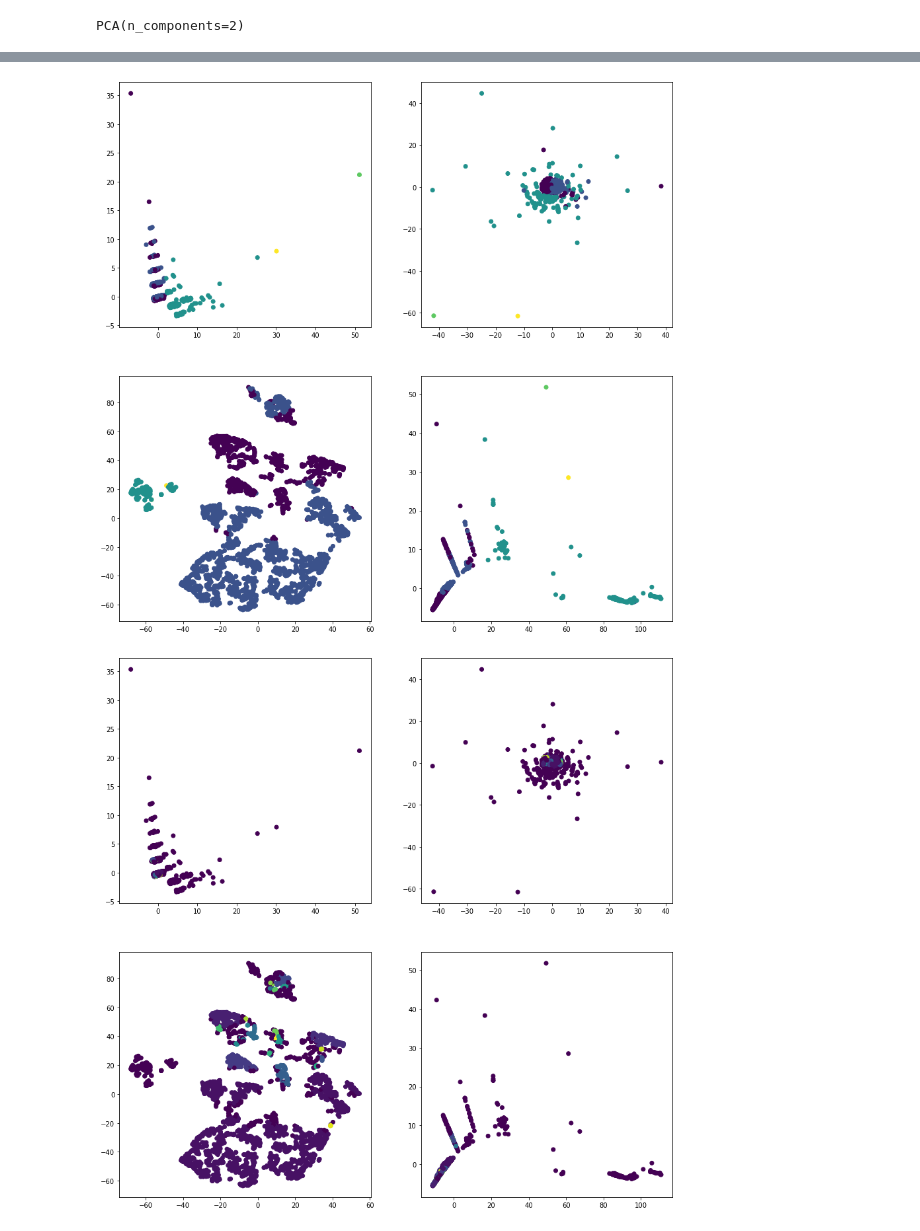
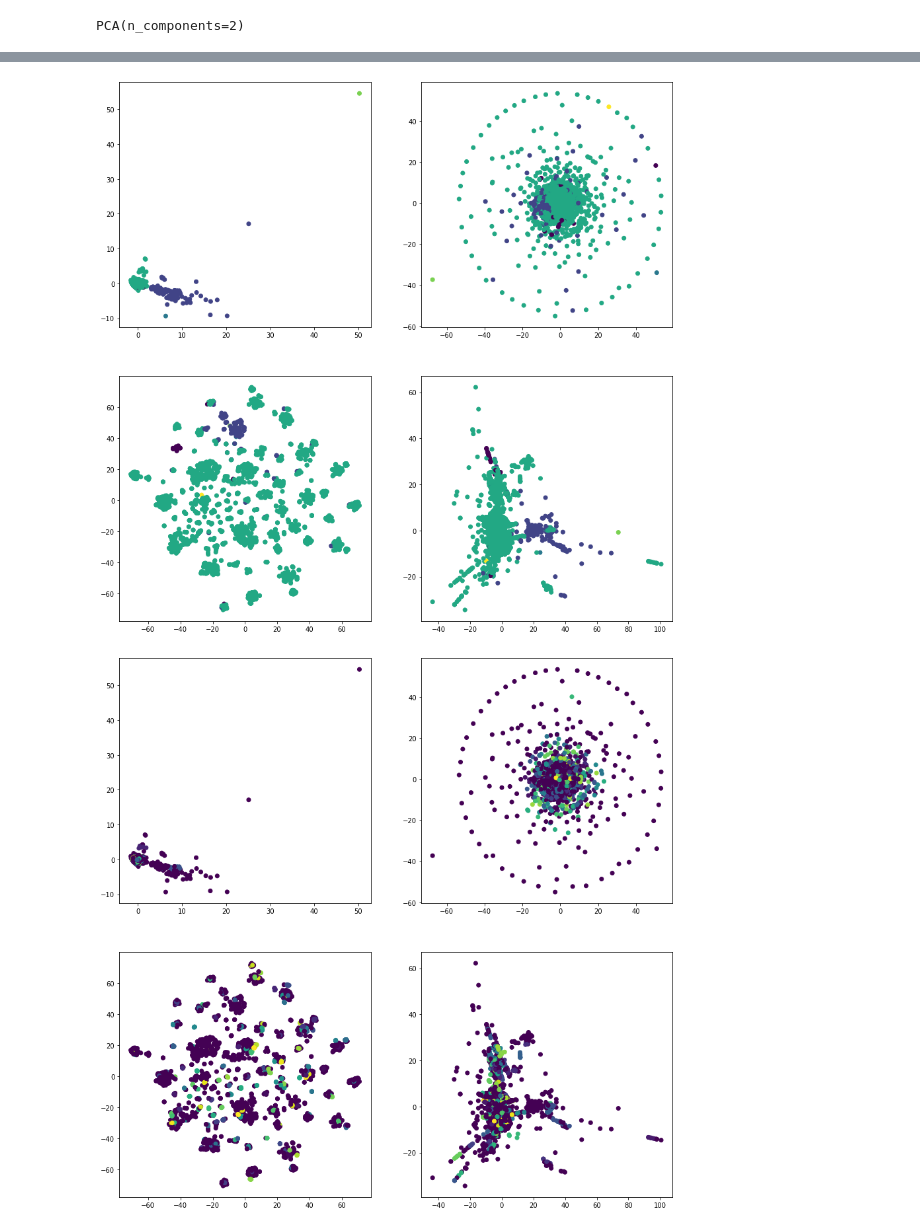
Before and after one commit to NicoJanko/Projet_5_OPC, a Jupyter notebook: Projet5_Explo.ipynb, the cells around one changed output, grey strips where cells are left out. Saved outputs shown, nothing was run; the diff lists cells and outputs as text; code cells hidden in the pictures.

Commit message:
added categories features and change order distribution to frequencies

```diff
--- a/Projet5_Explo.ipynb
+++ b/Projet5_Explo.ipynb
@@ -103,7 +152,21 @@ df = df.join(temp, on = 'order_id', how='right')
 df = df.drop(df.columns[5], axis=1 )
 df = df.rename(columns = {df.columns[5] : 'review_score'})
 
-df = df[df.groupby('customer_unique_id').customer_unique_id.transform('count') > 1] #some customer didn't review all their orders
+#take the product category of each order
+temp = pd.DataFrame(multi_prod_df.groupby('order_id').product_category_name.agg(lambda x: tuple(x)))
+
+def cat_name(x):  #some orders have mulitple items from the same category
+    y = set()
+    for i in x:
+        if i not in y:
+            y.add(i)
+    y = str(y)
+    return y
+
+temp['product_category_name'] = temp.applymap(cat_name)
+df = df.join(temp, on = 'order_id')
+df =df.dropna(subset = 'product_category_name')
+df =  df[df.groupby('customer_unique_id').customer_unique_id.transform('count') > 1]#some customer didn't review all their orders
 print(df.info(),df.head())
 # %% [output]
 <class 'pandas.core.frame.DataFrame'>
@@ -126,16 +206,33 @@ f7838e5eeb3271df42376952e651e403              1556           5.0
 # %%
 #build the model df
 md_df = pd.DataFrame(index = df['customer_unique_id'].unique())
+
 #feature  = number of order
 md_df['n_order'] = df.groupby('customer_unique_id').order_id.count()
+
 #feature  = total value of orders
 md_df['payment_total'] = df.groupby('customer_unique_id').order_total.agg('sum')
+
 #feature  = mean and std of orders
 md_df['payment_mean'] = df.groupby('customer_unique_id').order_total.agg('mean')
 md_df['payment_std'] = df.groupby('customer_unique_id').order_total.agg('std')
-#feature number of order on the distrib
+
+#feature frequency of order on the distrib
 df['order_dis'] = pd.cut(df['order_total'],10, duplicates = 'drop')
-md_df = md_df.join(pd.crosstab(df['customer_unique_id'], df['order_dis'], values = df['order_dis'], aggfunc='count'))
+temp = pd.crosstab(df['customer_unique_id'], df['order_dis'], values = df['order_dis'], aggfunc= 'count', margins = True)
+for i in range(temp.shape[1]):
+    temp.iloc[:,i] = round((temp.iloc[:,i]/temp.iloc[:,-1])*100,2)
+temp = temp.drop(labels = 'All')
+temp = temp.drop(labels = 'All', axis = 1)
+md_df = md_df.join(temp)
+
+#feature frequency of category
+temp = pd.crosstab(df['customer_unique_id'], df['product_category_name'], values = df['product_category_name'], aggfunc= 'count', margins = True).fillna(0)
+for i in range(temp.shape[1]):
+    temp.iloc[:,i] = round((temp.iloc[:,i]/temp.iloc[:,-1])*100,2)
+temp = temp.drop(labels = 'All')
+temp = temp.drop(labels = 'All', axis = 1)
+md_df = md_df.join(temp)
 #feature review score mean and std
 md_df['rev_mean'] = df.groupby('customer_unique_id').review_score.agg('mean')
 md_df['rev_std'] = df.groupby('customer_unique_id').review_score.agg('std')
@@ -143,6 +240,6 @@ md_df['rev_std'] = df.groupby('customer_unique_id').review_score.agg('std')
 md_df['days_since_last_order'] = df.groupby('customer_unique_id').days_since_order.agg('min')
 
 
-print(md_df.info(),md_df.head(),md_df.describe())
+print(md_df.info())
 # %% [output]
 <class 'pandas.core.frame.DataFrame'>
@@ -300,20 +370,20 @@ x_proj2 = mds.fit_transform(x_scale)
 x_proj3 = tsne.fit_transform(x_scale)
 x_proj4 = iso.fit_transform(x_scale)
 # %%
-clus = cluster.KMeans(n_clusters = 5)
+clus = cluster.KMeans(n_clusters = 6)
 clus.fit(x_scale)
 
 fig,ax =plt.subplots(2,2,figsize = (15,15))
 ax[0,0].scatter(x_proj[:,0], x_proj[:,1], c=clus.labels_)
 ax[0,1].scatter(x_proj2[:,0], x_proj2[:,1], c=clus.labels_)
 ax[1,0].scatter(x_proj3[:,0], x_proj3[:,1], c=clus.labels_)
 ax[1,1].scatter(x_proj4[:,0], x_proj4[:,1], c=clus.labels_)
 plt.show()
 # %% [output]
-[figure, old version]
+[figure, new version]
 # %%
 dbscan = cluster.DBSCAN()
-dbscan.fit(x_scale)
+dbscan.fit(x_proj3)
 
 fig,ax =plt.subplots(2,2,figsize = (15,15))
 ax[0,0].scatter(x_proj[:,0], x_proj[:,1], c=dbscan.labels_)
@@ -322,7 +392,7 @@ ax[1,0].scatter(x_proj3[:,0], x_proj3[:,1], c=dbscan.labels_)
 ax[1,1].scatter(x_proj4[:,0], x_proj4[:,1], c=dbscan.labels_)
 plt.show()
 # %% [output]
-[figure, old version]
+[figure, new version]
 # %%
 md_df['clus_label'] = clus.labels_
 md_df['dbscan_label'] = dbscan.labels_
```
Also changed, not shown: parts of 24 cells of this notebook, 1 other file.
